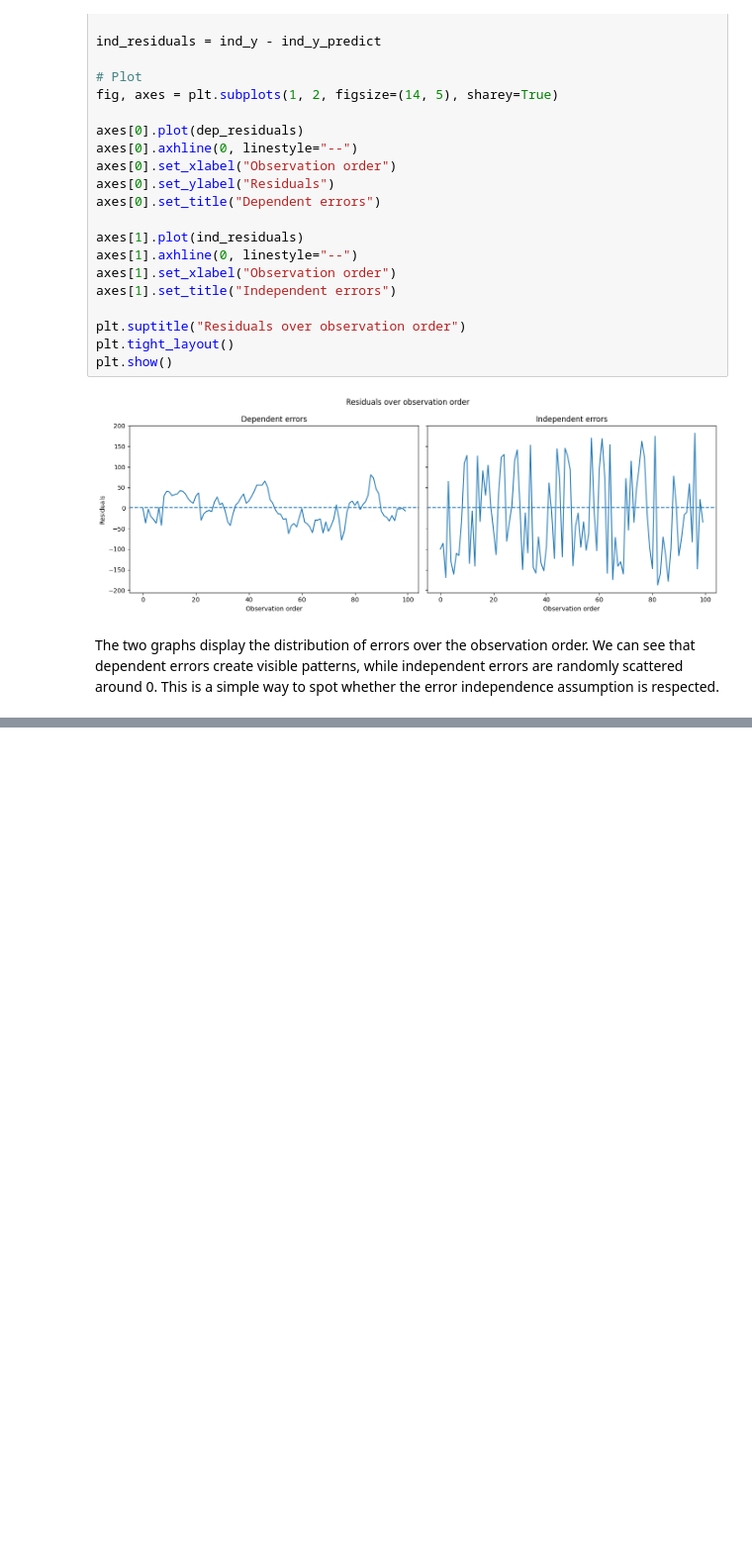
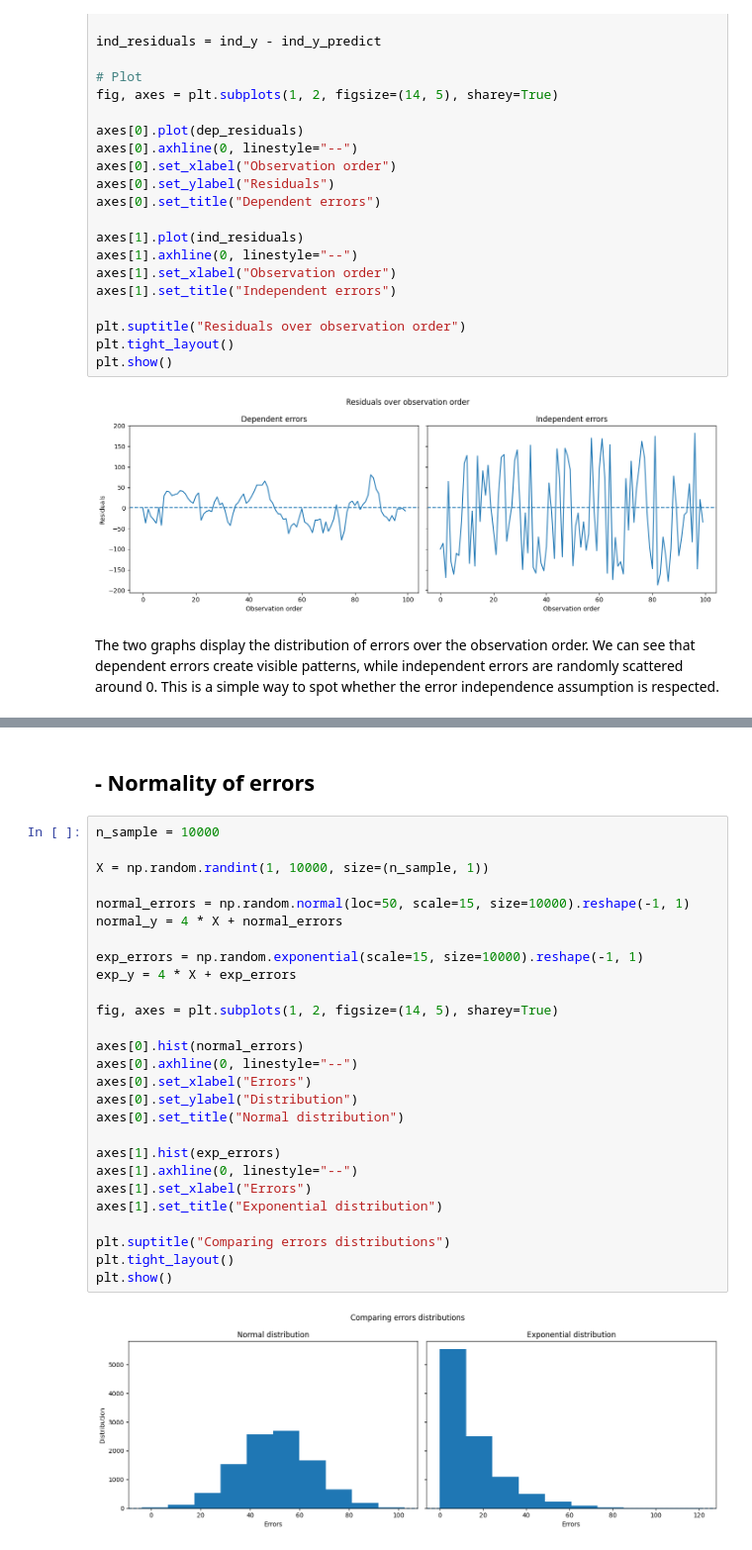
Before and after one commit to EstebanHuriot/ML_Museum, a Jupyter notebook: LinearRegression.ipynb, the cells around one changed output, grey strips where cells are left out. Shown at 99% size. Cells and saved outputs as stored; diff of their text form; blank space fills up the shorter version.

```diff
--- a/LinearRegression.ipynb
+++ b/LinearRegression.ipynb
@@ -292,0 +320,31 @@ We can see that dependent errors create visible patterns, while independent erro
+# %% [markdown]
+## - Normality of errors
+# %%
+n_sample = 10000
+
+X = np.random.randint(1, 10000, size=(n_sample, 1))
+
+normal_errors = np.random.normal(loc=50, scale=15, size=10000).reshape(-1, 1)
+normal_y = 4 * X + normal_errors
+
+exp_errors = np.random.exponential(scale=15, size=10000).reshape(-1, 1)
+exp_y = 4 * X + exp_errors
+
+fig, axes = plt.subplots(1, 2, figsize=(14, 5), sharey=True)
+
+axes[0].hist(normal_errors)
+axes[0].axhline(0, linestyle="--")
+axes[0].set_xlabel("Errors")
+axes[0].set_ylabel("Distribution")
+axes[0].set_title("Normal distribution")
+
+axes[1].hist(exp_errors)
+axes[1].axhline(0, linestyle="--")
+axes[1].set_xlabel("Errors")
+axes[1].set_title("Exponential distribution")
+
+plt.suptitle("Comparing errors distributions")
+plt.tight_layout()
+plt.show()
+# %% [output]
+[figure, added]
```
Also changed, not shown: parts of 9 cells of this notebook, 1 other file.
